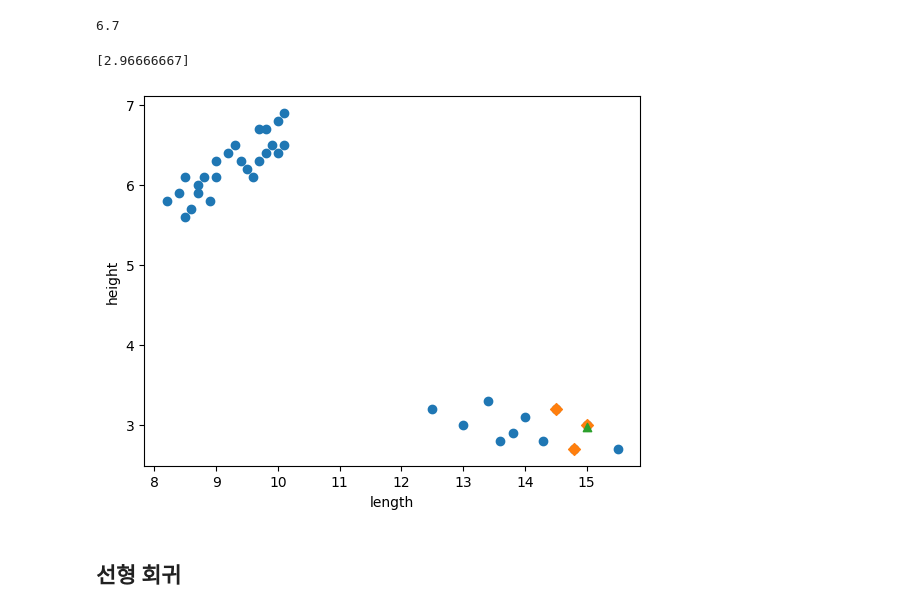
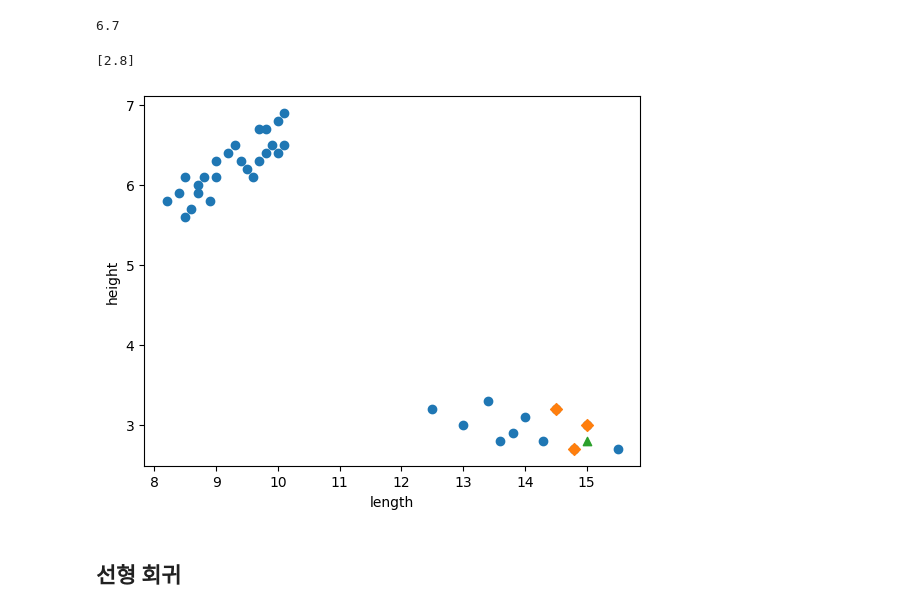
Before and after one commit to rlaguswl25808134-source/AID-MLB, a Jupyter notebook: 3-2.ipynb, the cells around one changed output. Saved outputs shown, nothing was run; the diff lists cells and outputs as text; code cells hidden in the pictures.

```diff
--- a/3-2.ipynb
+++ b/3-2.ipynb
@@ -74,24 +74,24 @@ print(np.mean(train_target[indexes]))
 # %% [output]
 6.7
 # %%
-print(knr.predict([[15.0]]))
+print(knr.predict([[30.0]]))
 # %% [output]
-[2.96666667]
+[2.8]
 # %%
 # 15.0cm 핀치새의 이웃을 구합니다
 distances, indexes = knr.kneighbors([[15.0]])
 
 # 훈련 세트의 산점도를 그립니다
 plt.scatter(train_input, train_target)
 # 훈련 세트 중에서 이웃 샘플만 다시 그립니다
 plt.scatter(train_input[indexes], train_target[indexes], marker='D')
 # 15.0cm 핀치새 데이터
-plt.scatter(15.0, 2.97, marker='^')
+plt.scatter(15.0, 2.8, marker='^')
 plt.xlabel('length')
 plt.ylabel('height')
 plt.show()
 # %% [output]
-[figure, old version]
+[figure, new version]
 # %% [markdown]
 ## 선형 회귀
 # %%
```
